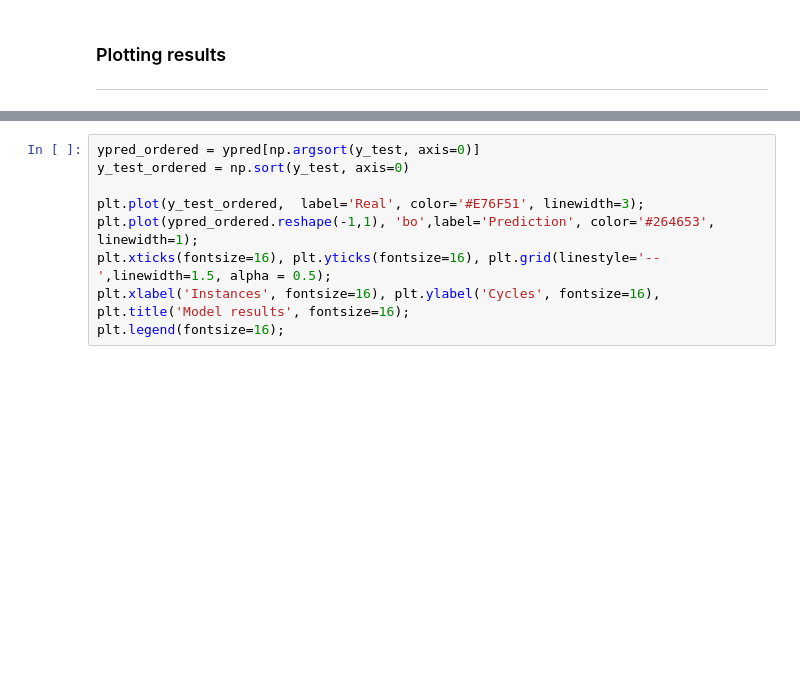
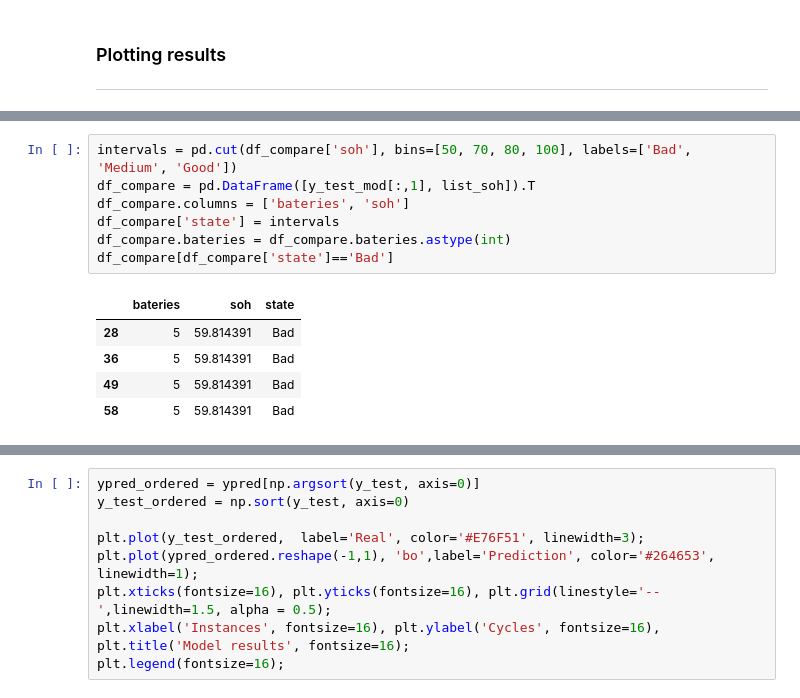
Before and after one commit to ikumpli/LSTM-GANS-RUL-Prediction-for-Lithium-ion-Bateries, a Jupyter notebook: code/02_02_rrnn.ipynb, the cells around one changed output, grey strips where cells are left out. Cells and saved outputs as stored; diff of their text form; blank space fills up the shorter version.

```diff
--- a/code/02_02_rrnn.ipynb
+++ b/code/02_02_rrnn.ipynb
@@ -292,3 +304,16 @@ plt.axhspan(70, 50, facecolor='r', alpha=0.2), plt.axhspan(80, 70, facecolor='y'
+# %%
+intervals = pd.cut(df_compare['soh'], bins=[50, 70, 80, 100], labels=['Bad', 'Medium', 'Good'])
+df_compare = pd.DataFrame([y_test_mod[:,1], list_soh]).T
+df_compare.columns = ['bateries', 'soh']
+df_compare['state'] = intervals
+df_compare.bateries = df_compare.bateries.astype(int)
+df_compare[df_compare['state']=='Bad']
+# %% [output]
+|  | bateries | soh | state |
+| 28 | 5 | 59.814391 | Bad |
+| 36 | 5 | 59.814391 | Bad |
+| 49 | 5 | 59.814391 | Bad |
+| 58 | 5 | 59.814391 | Bad |
 # %%
 diff = y_test - ypred
 diff_ordered = np.sort(diff, axis=0)[::-1]
```
Also changed, not shown: parts of 5 cells of this notebook.
